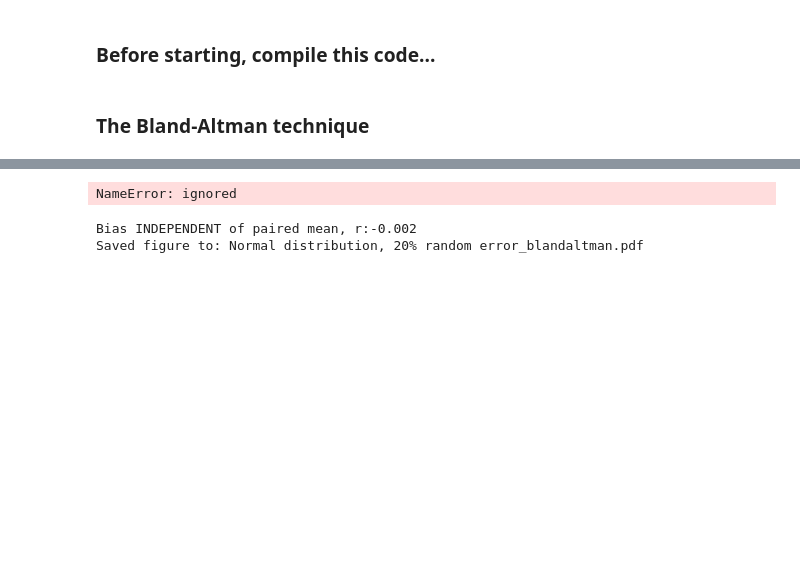
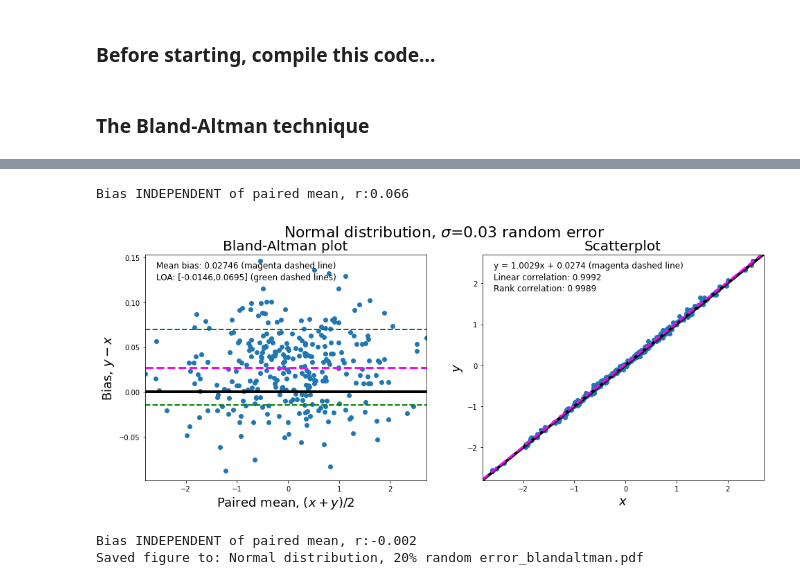
Before and after one commit to knobelsp/BlandAltman, a Jupyter notebook: Copy_of_BlandAltman.ipynb, the cells around one changed output, grey strips where cells are left out. Drawn from its saved outputs; the diff is of its cells as text; code cells hidden in the pictures; blank space fills up the shorter version.

```diff
--- a/Copy_of_BlandAltman.ipynb
+++ b/Copy_of_BlandAltman.ipynb
@@ -215,21 +225,19 @@ Bias INDEPENDENT of paired mean, r:0.010
 # %%
-leng=1000
+leng=300
 source=np.random.standard_normal(size=(leng)) #this is the true value
-this_leng=len(source)
+random_error=0.03 #set a random error of 3% as wide as a standard normal distribution
 
-random_error=0.03
+xx_error_rand=random_error*np.random.standard_normal(size=(leng)) #generate random error for measurement x
+xx_error_system = -0.03
+xx= source + xx_error_rand + xx_error_system #x is the true value (source) plus random errors
 
-xx_error_rand=random_error*np.random.standard_normal(size=(this_leng))
-xx_error_syst=0.0
-xx= source + xx_error_rand
+yy_error_rand=random_error*np.random.standard_normal(size=(leng)) #generate random error for measurement x
+yy= source + yy_error_rand #y is the true value (source) plus random errors
 
-yy_error_rand=random_error*np.random.standard_normal(size=(this_leng))
-yy_error_syst=0.0
-yy= source + yy_error_rand
-
-plot_points(xx,yy,'Normal distribution, 3% random error',1)
+plot_BAvsScat(xx,yy,label='Normal distribution, $\sigma$=0.03 random error',scat=1)
 # %% [output]
-NameError: ignored
+Bias INDEPENDENT of paired mean, r:0.066
+[figure, added]
 # %%
 leng=1000000
 source=np.random.standard_normal(size=(leng)) #this is the true value
```
Also changed, not shown: parts of 4 cells of this notebook.
